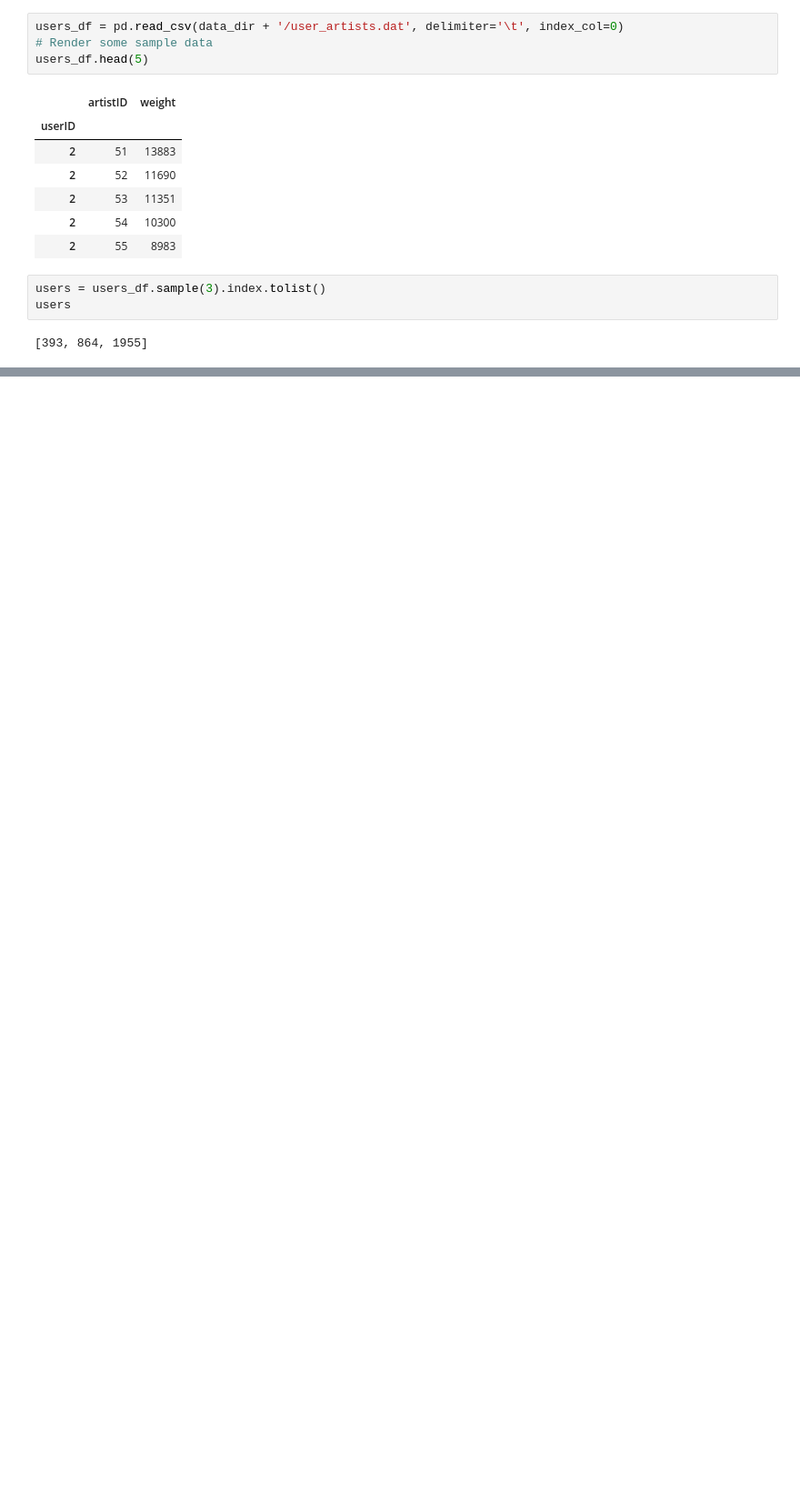
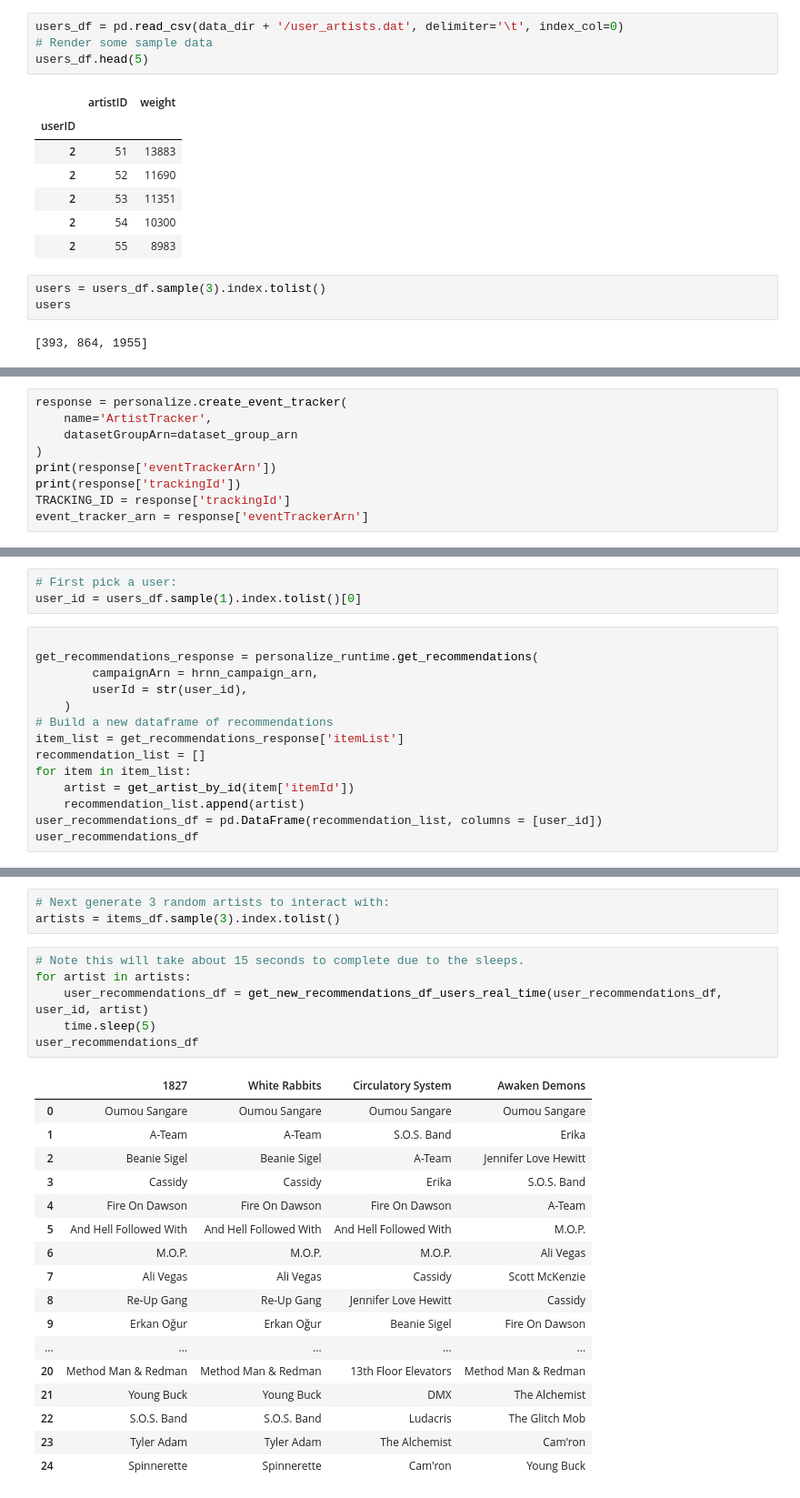
Before and after one commit to chrisking/PersonalizePOC, a Jupyter notebook: Deploying_Campaigns_and_Interacting.ipynb, the cells around one changed output, grey strips where cells are left out. Shown at 91% size. Drawn from its saved outputs; the diff is of its cells as text; blank space fills up the shorter version.

```diff
--- a/Deploying_Campaigns_and_Interacting.ipynb
+++ b/Deploying_Campaigns_and_Interacting.ipynb
@@ -322,0 +370,9 @@ recommendations_df_users
+# %%
+response = personalize.create_event_tracker(
+    name='ArtistTracker',
+    datasetGroupArn=dataset_group_arn
+)
+print(response['eventTrackerArn'])
+print(response['trackingId'])
+TRACKING_ID = response['trackingId']
+event_tracker_arn = response['eventTrackerArn']
@@ -322,0 +441,17 @@ recommendations_df_users
+# %%
+# First pick a user:
+user_id = users_df.sample(1).index.tolist()[0]
+# %%
+
+get_recommendations_response = personalize_runtime.get_recommendations(
+        campaignArn = hrnn_campaign_arn,
+        userId = str(user_id),
+    )
+# Build a new dataframe of recommendations
+item_list = get_recommendations_response['itemList']
+recommendation_list = []
+for item in item_list:
+    artist = get_artist_by_id(item['itemId'])
+    recommendation_list.append(artist)
+user_recommendations_df = pd.DataFrame(recommendation_list, columns = [user_id])
+user_recommendations_df
@@ -322,0 +476,27 @@ recommendations_df_users
+# %%
+# Next generate 3 random artists to interact with:
+artists = items_df.sample(3).index.tolist()
+# %%
+# Note this will take about 15 seconds to complete due to the sleeps.
+for artist in artists:
+    user_recommendations_df = get_new_recommendations_df_users_real_time(user_recommendations_df, user_id, artist)
+    time.sleep(5)
+user_recommendations_df
+# %% [output]
+|  | 1827 | White Rabbits | Circulatory System | Awaken Demons |
+| 0 | Oumou Sangare | Oumou Sangare | Oumou Sangare | Oumou Sangare |
+| 1 | A-Team | A-Team | S.O.S. Band | Erika |
+| 2 | Beanie Sigel | Beanie Sigel | A-Team | Jennifer Love Hewitt |
+| 3 | Cassidy | Cassidy | Erika | S.O.S. Band |
+| 4 | Fire On Dawson | Fire On Dawson | Fire On Dawson | A-Team |
+| 5 | And Hell Followed With | And Hell Followed With | And Hell Followed With | M.O.P. |
+| 6 | M.O.P. | M.O.P. | M.O.P. | Ali Vegas |
+| 7 | Ali Vegas | Ali Vegas | Cassidy | Scott McKenzie |
+| 8 | Re-Up Gang | Re-Up Gang | Jennifer Love Hewitt | Cassidy |
+| 9 | Erkan Oğur | Erkan Oğur | Beanie Sigel | Fire On Dawson |
+| ... | ... | ... | ... | ... |
+| 20 | Method Man & Redman | Method Man & Redman | 13th Floor Elevators | Method Man & Redman |
+| 21 | Young Buck | Young Buck | DMX | The Alchemist |
+| 22 | S.O.S. Band | S.O.S. Band | Ludacris | The Glitch Mob |
+| 23 | Tyler Adam | Tyler Adam | The Alchemist | Cam'ron |
+| 24 | Spinnerette | Spinnerette | Cam'ron | Young Buck |
```
Also changed, not shown: parts of 27 cells of this notebook, 2 other files.
